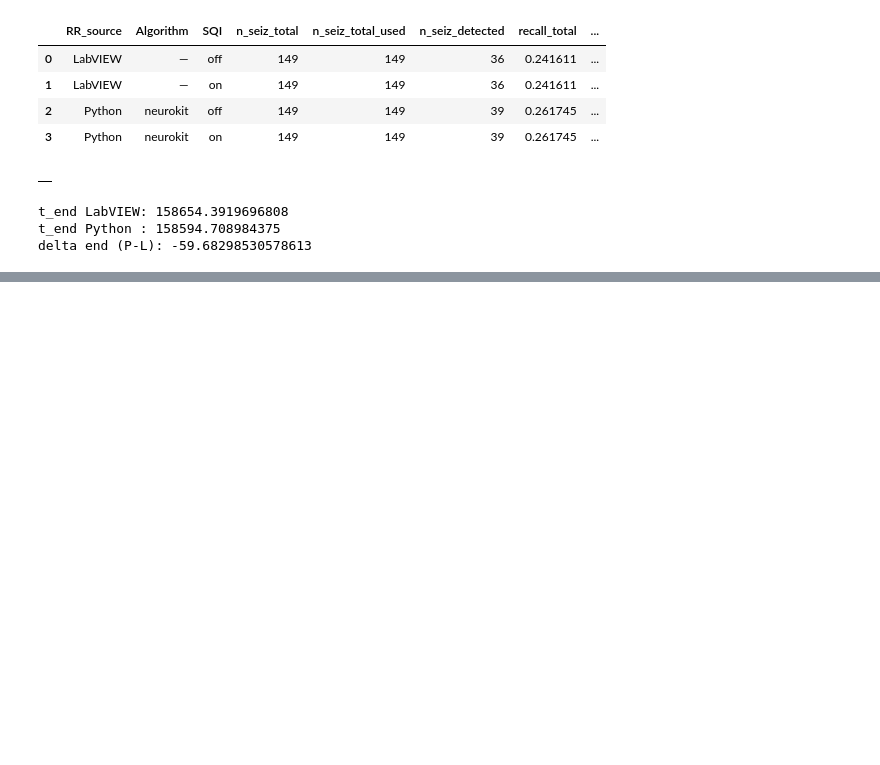
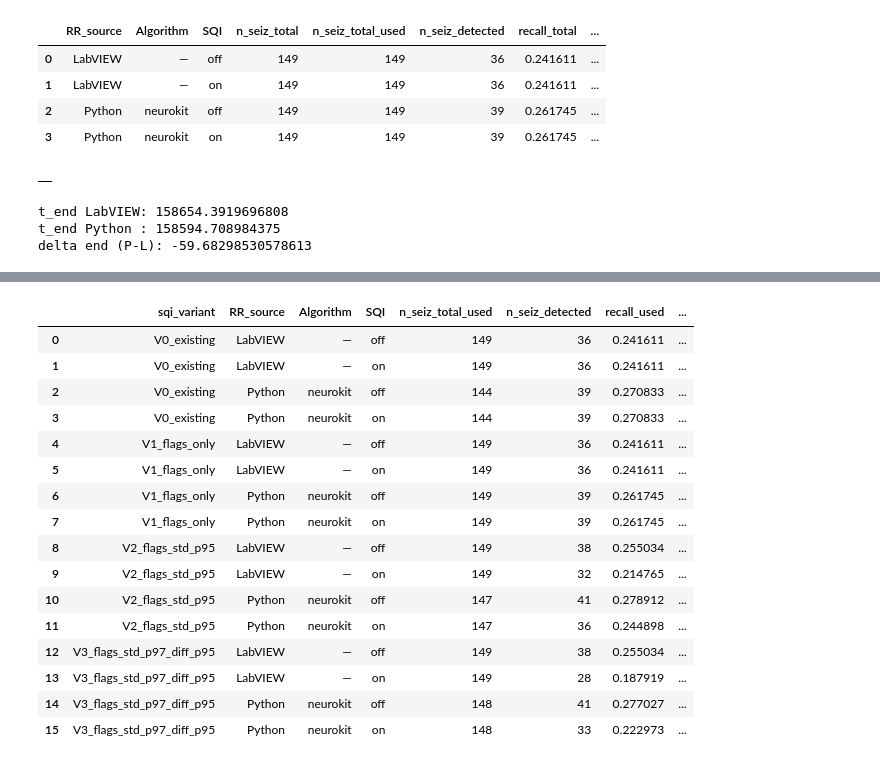
Before and after one commit to AU668208/Epilepsy_MasterThesis, a Jupyter notebook: Study5_main.ipynb, the cells around one changed output, grey strips where cells are left out. Saved outputs shown, nothing was run; the diff lists cells and outputs as text; code cells hidden in the pictures; blank space fills up the shorter version.

```diff
--- a/Study5_main.ipynb
+++ b/Study5_main.ipynb
@@ -293,0 +423,21 @@ delta end (P-L): -59.68298530578613
+# %%
+cols = ["sqi_variant","RR_source","Algorithm","SQI","n_seiz_total_used","n_seiz_detected","recall_used","FP_events","FAR_per_h","total_h"]
+display(df_sweep[cols].sort_values(["sqi_variant","RR_source","Algorithm","SQI"]))
+# %% [output]
+|  | sqi_variant | RR_source | Algorithm | SQI | n_seiz_total_used | n_seiz_detected | recall_used | ... |
+| 0 | V0_existing | LabVIEW | — | off | 149 | 36 | 0.241611 | ... |
+| 1 | V0_existing | LabVIEW | — | on | 149 | 36 | 0.241611 | ... |
+| 2 | V0_existing | Python | neurokit | off | 144 | 39 | 0.270833 | ... |
+| 3 | V0_existing | Python | neurokit | on | 144 | 39 | 0.270833 | ... |
+| 4 | V1_flags_only | LabVIEW | — | off | 149 | 36 | 0.241611 | ... |
+| 5 | V1_flags_only | LabVIEW | — | on | 149 | 36 | 0.241611 | ... |
+| 6 | V1_flags_only | Python | neurokit | off | 149 | 39 | 0.261745 | ... |
+| 7 | V1_flags_only | Python | neurokit | on | 149 | 39 | 0.261745 | ... |
+| 8 | V2_flags_std_p95 | LabVIEW | — | off | 149 | 38 | 0.255034 | ... |
+| 9 | V2_flags_std_p95 | LabVIEW | — | on | 149 | 32 | 0.214765 | ... |
+| 10 | V2_flags_std_p95 | Python | neurokit | off | 147 | 41 | 0.278912 | ... |
+| 11 | V2_flags_std_p95 | Python | neurokit | on | 147 | 36 | 0.244898 | ... |
+| 12 | V3_flags_std_p97_diff_p95 | LabVIEW | — | off | 149 | 38 | 0.255034 | ... |
+| 13 | V3_flags_std_p97_diff_p95 | LabVIEW | — | on | 149 | 28 | 0.187919 | ... |
+| 14 | V3_flags_std_p97_diff_p95 | Python | neurokit | off | 148 | 41 | 0.277027 | ... |
+| 15 | V3_flags_std_p97_diff_p95 | Python | neurokit | on | 148 | 33 | 0.222973 | ... |
```
Also changed, not shown: parts of 11 cells of this notebook.
